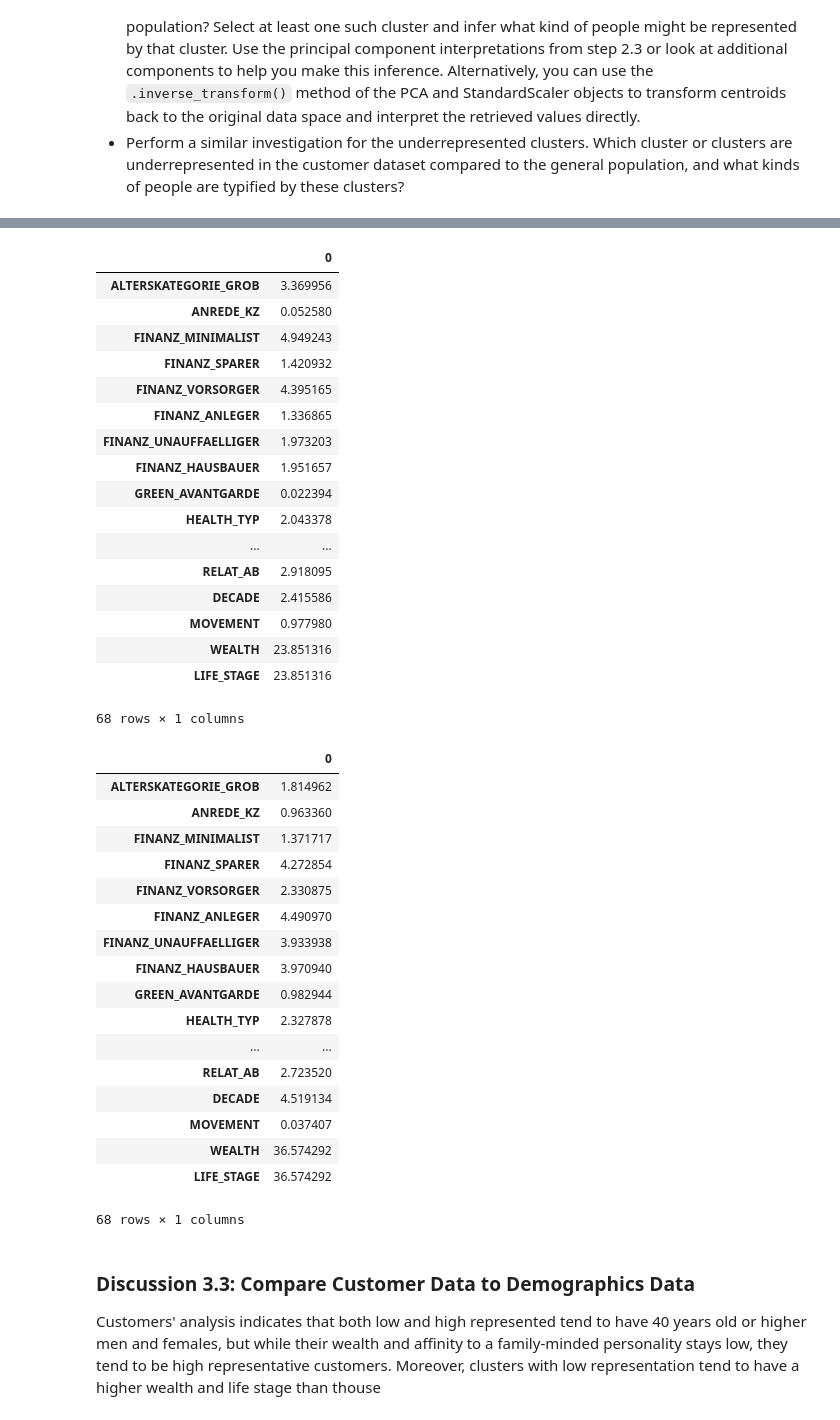
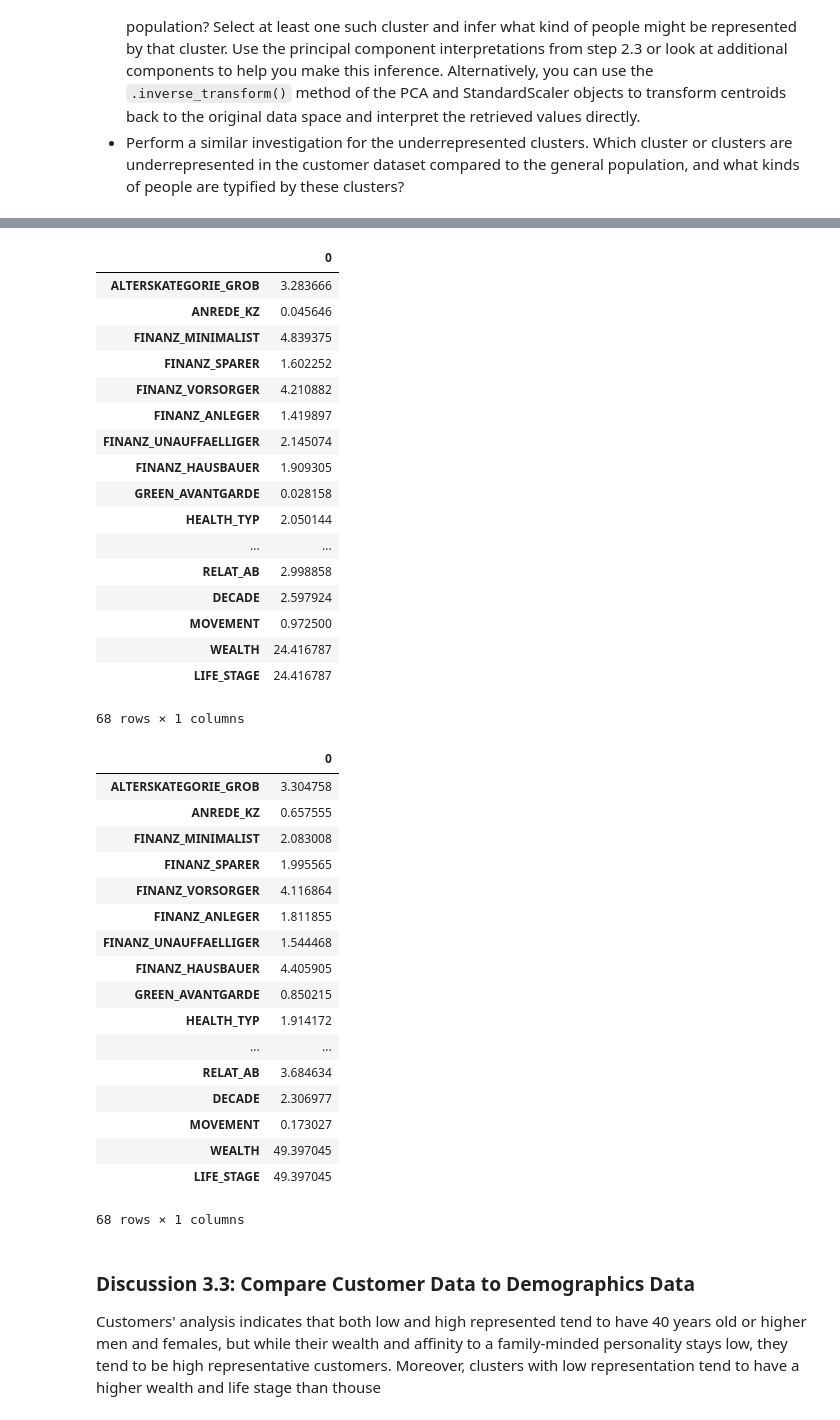
Before and after one commit to ManuelMendozaa/identify_customer_segments, a Jupyter notebook: Identify_Customer_Segments.ipynb, the cells around one changed output, grey strips where cells are left out. Drawn from its saved outputs; the diff is of its cells as text; code cells hidden in the pictures.

```diff
--- a/Identify_Customer_Segments.ipynb
+++ b/Identify_Customer_Segments.ipynb
@@ -868,7 +865,7 @@ plt.title('SSE vs. K');
 # Re-fit the k-means model with the selected number of clusters and obtain
 # cluster predictions for the general population demographics data.
 
-k_means = KMeans(n_clusters = 26)
+k_means = KMeans(n_clusters = 19)
 model = k_means.fit(pca_results)
 pred = model.predict(pca_results)
 # %% [markdown]
@@ -956,52 +962,52 @@ plt.show()
 # %%
 # What kinds of people are part of a cluster that is overrepresented in the
 # customer data compared to the general population?
 
-centroid = scaler.inverse_transform(pca.inverse_transform(model.cluster_centers_[19]))
+centroid = scaler.inverse_transform(pca.inverse_transform(model.cluster_centers_[1]))
 pd.DataFrame(data = centroid, index = X_clean.columns)
 # %% [output]
 |  | 0 |
-| ALTERSKATEGORIE_GROB | 3.369956 |
-| ANREDE_KZ | 0.052580 |
-| FINANZ_MINIMALIST | 4.949243 |
-| FINANZ_SPARER | 1.420932 |
-| FINANZ_VORSORGER | 4.395165 |
-| FINANZ_ANLEGER | 1.336865 |
-| FINANZ_UNAUFFAELLIGER | 1.973203 |
-| FINANZ_HAUSBAUER | 1.951657 |
-| GREEN_AVANTGARDE | 0.022394 |
-| HEALTH_TYP | 2.043378 |
+| ALTERSKATEGORIE_GROB | 3.283666 |
+| ANREDE_KZ | 0.045646 |
+| FINANZ_MINIMALIST | 4.839375 |
+| FINANZ_SPARER | 1.602252 |
+| FINANZ_VORSORGER | 4.210882 |
+| FINANZ_ANLEGER | 1.419897 |
+| FINANZ_UNAUFFAELLIGER | 2.145074 |
+| FINANZ_HAUSBAUER | 1.909305 |
+| GREEN_AVANTGARDE | 0.028158 |
+| HEALTH_TYP | 2.050144 |
 | ... | ... |
-| RELAT_AB | 2.918095 |
-| DECADE | 2.415586 |
-| MOVEMENT | 0.977980 |
-| WEALTH | 23.851316 |
-| LIFE_STAGE | 23.851316 |
+| RELAT_AB | 2.998858 |
+| DECADE | 2.597924 |
+| MOVEMENT | 0.972500 |
+| WEALTH | 24.416787 |
+| LIFE_STAGE | 24.416787 |
 68 rows × 1 columns
 # %%
 # What kinds of people are part of a cluster that is underrepresented in the
 # customer data compared to the general population?
 
-centroid = scaler.inverse_transform(pca.inverse_transform(model.cluster_centers_[15]))
+centroid = scaler.inverse_transform(pca.inverse_transform(model.cluster_centers_[12]))
 pd.DataFrame(data = centroid, index = X_clean.columns)
 # %% [output]
 |  | 0 |
-| ALTERSKATEGORIE_GROB | 1.814962 |
-| ANREDE_KZ | 0.963360 |
-| FINANZ_MINIMALIST | 1.371717 |
-| FINANZ_SPARER | 4.272854 |
-| FINANZ_VORSORGER | 2.330875 |
-| FINANZ_ANLEGER | 4.490970 |
-| FINANZ_UNAUFFAELLIGER | 3.933938 |
-| FINANZ_HAUSBAUER | 3.970940 |
-| GREEN_AVANTGARDE | 0.982944 |
-| HEALTH_TYP | 2.327878 |
+| ALTERSKATEGORIE_GROB | 3.304758 |
+| ANREDE_KZ | 0.657555 |
+| FINANZ_MINIMALIST | 2.083008 |
+| FINANZ_SPARER | 1.995565 |
+| FINANZ_VORSORGER | 4.116864 |
+| FINANZ_ANLEGER | 1.811855 |
+| FINANZ_UNAUFFAELLIGER | 1.544468 |
+| FINANZ_HAUSBAUER | 4.405905 |
+| GREEN_AVANTGARDE | 0.850215 |
+| HEALTH_TYP | 1.914172 |
 | ... | ... |
-| RELAT_AB | 2.723520 |
-| DECADE | 4.519134 |
-| MOVEMENT | 0.037407 |
-| WEALTH | 36.574292 |
-| LIFE_STAGE | 36.574292 |
+| RELAT_AB | 3.684634 |
+| DECADE | 2.306977 |
+| MOVEMENT | 0.173027 |
+| WEALTH | 49.397045 |
+| LIFE_STAGE | 49.397045 |
 68 rows × 1 columns
 # %% [markdown]
 ### Discussion 3.3: Compare Customer Data to Demographics Data
```
Also changed, not shown: parts of 6 cells of this notebook, 1 other file.
